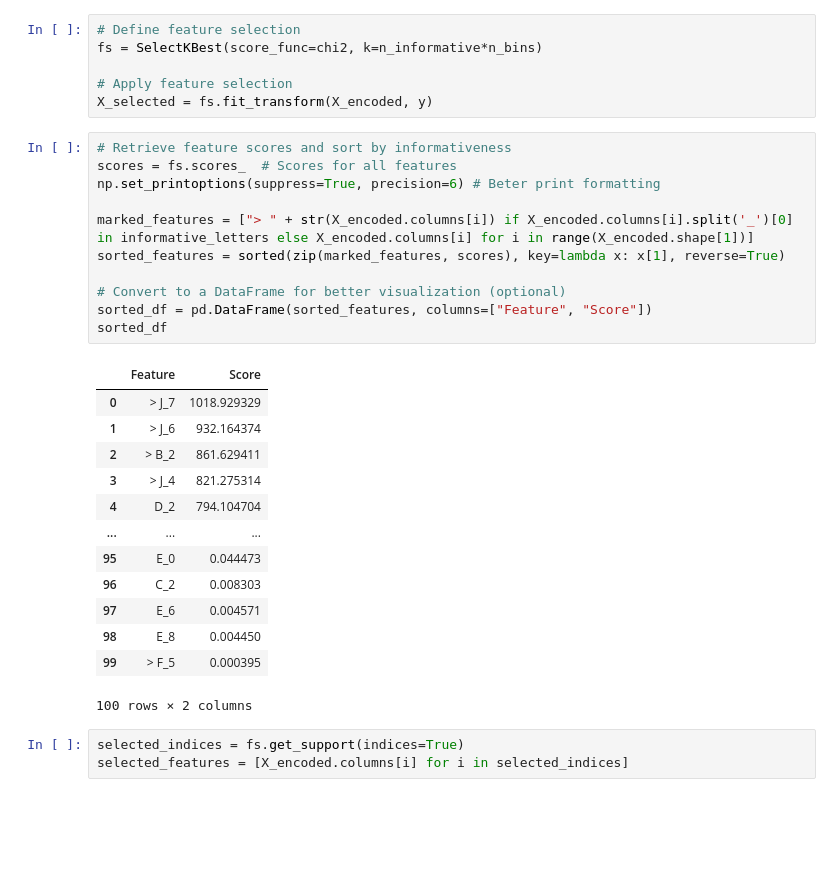
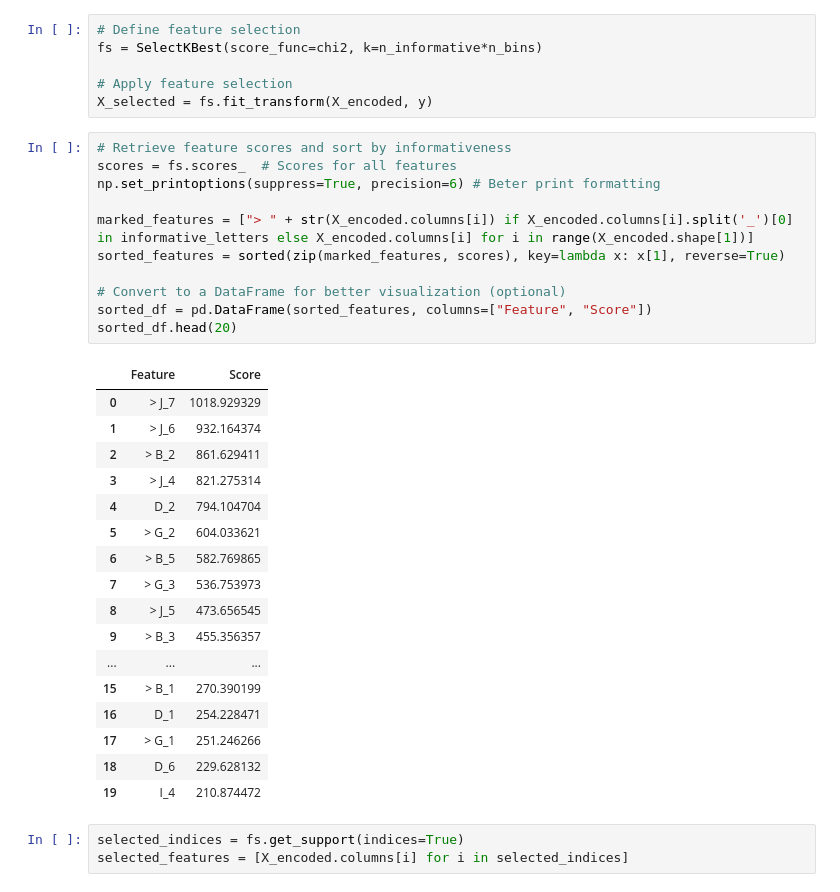
Before and after one commit to vincenzorrei/EDU-FeatureSelection, a Jupyter notebook: main.ipynb, the cells around one changed output. Saved outputs shown, nothing was run; the diff lists cells and outputs as text; blank space fills up the shorter version.

```diff
--- a/main.ipynb
+++ b/main.ipynb
@@ -791,28 +791,32 @@ X_selected = fs.fit_transform(X_encoded, y)
 # %%
 # Retrieve feature scores and sort by informativeness
 scores = fs.scores_  # Scores for all features
 np.set_printoptions(suppress=True, precision=6) # Beter print formatting
 
 marked_features = ["> " + str(X_encoded.columns[i]) if X_encoded.columns[i].split('_')[0] in informative_letters else X_encoded.columns[i] for i in range(X_encoded.shape[1])]
 sorted_features = sorted(zip(marked_features, scores), key=lambda x: x[1], reverse=True)
 
 # Convert to a DataFrame for better visualization (optional)
 sorted_df = pd.DataFrame(sorted_features, columns=["Feature", "Score"])
-sorted_df
+sorted_df.head(20)
 # %% [output]
 |  | Feature | Score |
 | 0 | > J_7 | 1018.929329 |
 | 1 | > J_6 | 932.164374 |
 | 2 | > B_2 | 861.629411 |
 | 3 | > J_4 | 821.275314 |
 | 4 | D_2 | 794.104704 |
+| 5 | > G_2 | 604.033621 |
+| 6 | > B_5 | 582.769865 |
+| 7 | > G_3 | 536.753973 |
+| 8 | > J_5 | 473.656545 |
+| 9 | > B_3 | 455.356357 |
 | ... | ... | ... |
-| 95 | E_0 | 0.044473 |
-| 96 | C_2 | 0.008303 |
-| 97 | E_6 | 0.004571 |
-| 98 | E_8 | 0.004450 |
-| 99 | > F_5 | 0.000395 |
+| 15 | > B_1 | 270.390199 |
+| 16 | D_1 | 254.228471 |
+| 17 | > G_1 | 251.246266 |
+| 18 | D_6 | 229.628132 |
+| 19 | I_4 | 210.874472 |
-100 rows × 2 columns
 # %%
 selected_indices = fs.get_support(indices=True)
 selected_features = [X_encoded.columns[i] for i in selected_indices]
```
